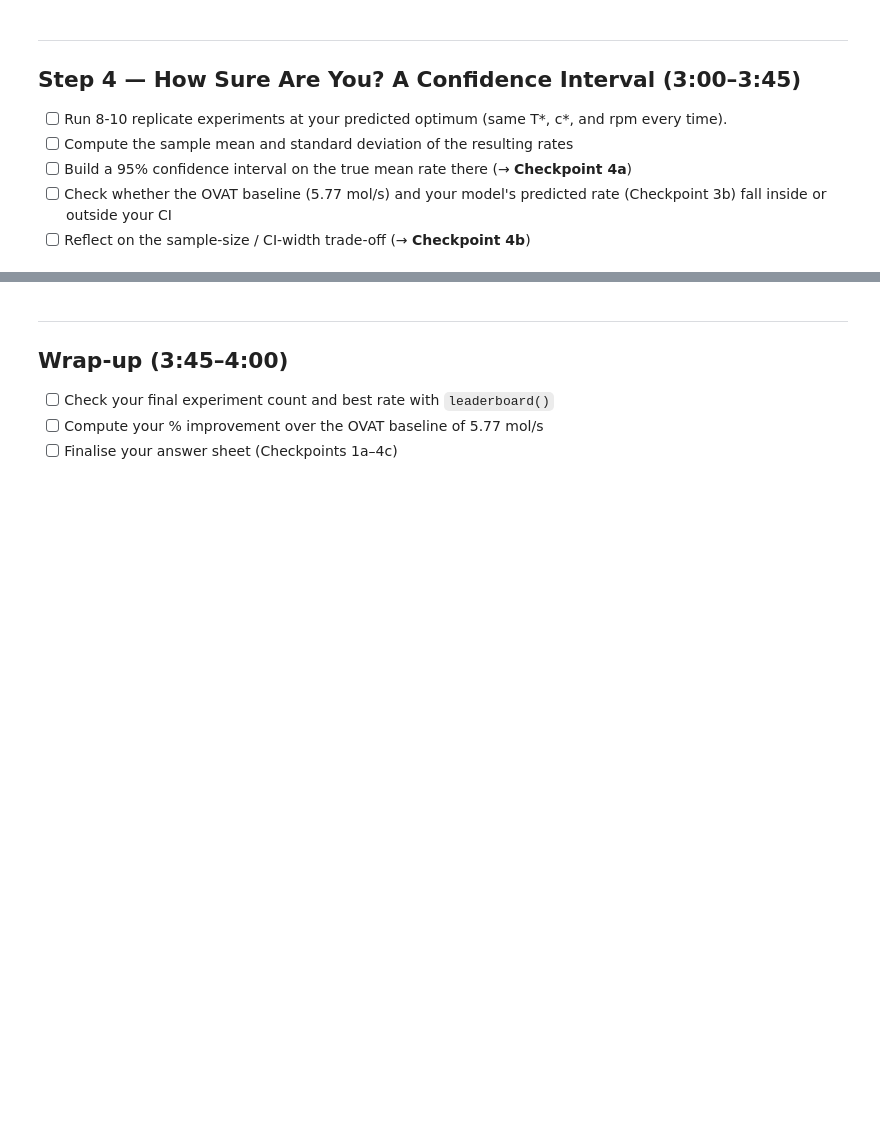
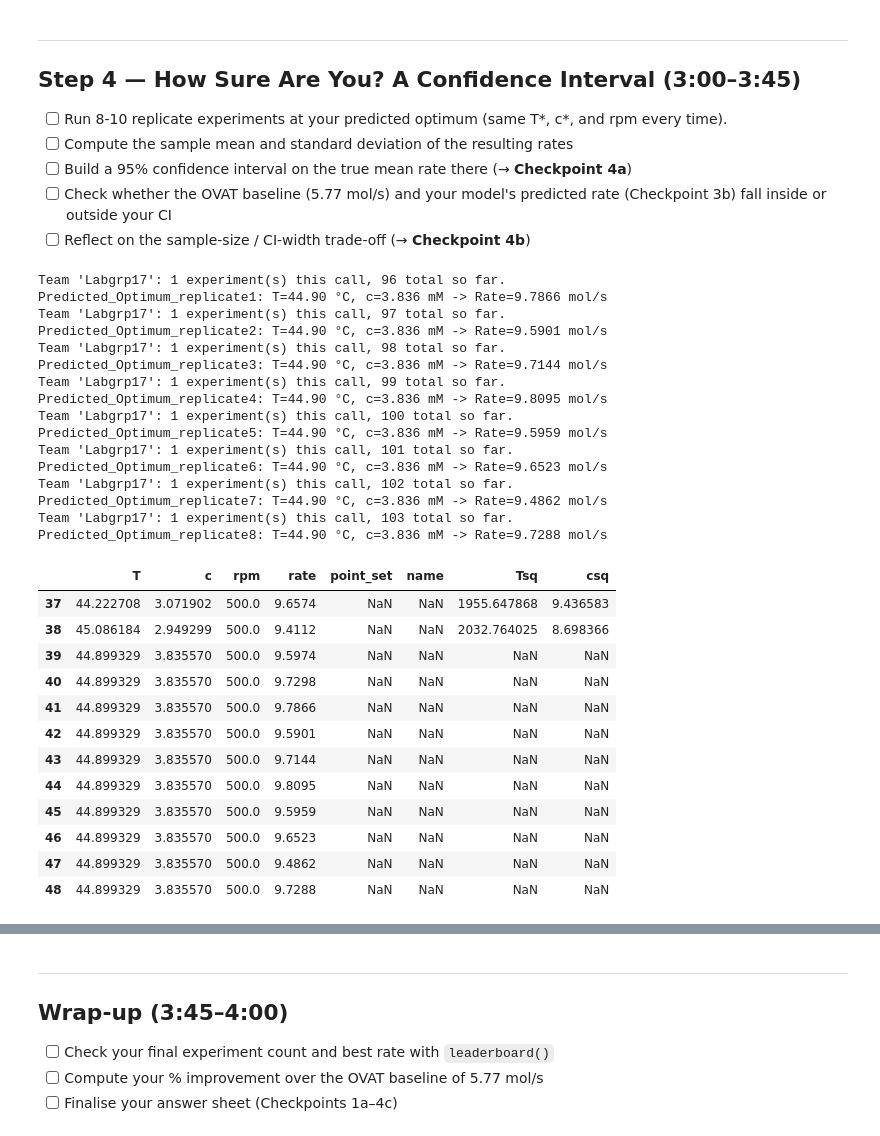
Before and after one commit to sundelinadam-design/1kb570_2026, a Jupyter notebook: Labs/03_optimising_catalytic_reaction/starter_notebook.ipynb, the cells around one changed output, grey strips where cells are left out. Saved outputs shown, nothing was run; the diff lists cells and outputs as text; code cells hidden in the pictures; blank space fills up the shorter version.

```diff
--- a/Labs/03_optimising_catalytic_reaction/starter_notebook.ipynb
+++ b/Labs/03_optimising_catalytic_reaction/starter_notebook.ipynb
@@ -658,6 +789,51 @@ df_full = history
 # %%
 # TODO: run 8-10 replicate experiments at (c_star, T_star), same settings
 # every call. log() the results.
+for i in range(8):
+    experiment_name = f"Predicted_Optimum_replicate{i+1}"
+
+    # Run the experiment with fixed RPM
+    result = run_experiment(
+        name=experiment_name,
+        T=[T_star],
+        c=[c_star],
+        rpm=[fixed_rpm_value]
+    )
+
+    log(result)
+    print(f"Predicted_Optimum_replicate{i+1}: T={T_star:.2f} °C, c={c_star:.3f} mM -> Rate={result['rate'].iloc[0]:.4f} mol/s")
+
+display(history.tail(12))
+# %% [output]
+Team 'Labgrp17': 1 experiment(s) this call, 96 total so far.
+Predicted_Optimum_replicate1: T=44.90 °C, c=3.836 mM -> Rate=9.7866 mol/s
+Team 'Labgrp17': 1 experiment(s) this call, 97 total so far.
+Predicted_Optimum_replicate2: T=44.90 °C, c=3.836 mM -> Rate=9.5901 mol/s
+Team 'Labgrp17': 1 experiment(s) this call, 98 total so far.
+Predicted_Optimum_replicate3: T=44.90 °C, c=3.836 mM -> Rate=9.7144 mol/s
+Team 'Labgrp17': 1 experiment(s) this call, 99 total so far.
+Predicted_Optimum_replicate4: T=44.90 °C, c=3.836 mM -> Rate=9.8095 mol/s
+Team 'Labgrp17': 1 experiment(s) this call, 100 total so far.
+Predicted_Optimum_replicate5: T=44.90 °C, c=3.836 mM -> Rate=9.5959 mol/s
+Team 'Labgrp17': 1 experiment(s) this call, 101 total so far.
+Predicted_Optimum_replicate6: T=44.90 °C, c=3.836 mM -> Rate=9.6523 mol/s
+Team 'Labgrp17': 1 experiment(s) this call, 102 total so far.
+Predicted_Optimum_replicate7: T=44.90 °C, c=3.836 mM -> Rate=9.4862 mol/s
+Team 'Labgrp17': 1 experiment(s) this call, 103 total so far.
+Predicted_Optimum_replicate8: T=44.90 °C, c=3.836 mM -> Rate=9.7288 mol/s
+|  | T | c | rpm | rate | point_set | name | Tsq | csq |
+| 37 | 44.222708 | 3.071902 | 500.0 | 9.6574 | NaN | NaN | 1955.647868 | 9.436583 |
+| 38 | 45.086184 | 2.949299 | 500.0 | 9.4112 | NaN | NaN | 2032.764025 | 8.698366 |
+| 39 | 44.899329 | 3.835570 | 500.0 | 9.5974 | NaN | NaN | NaN | NaN |
+| 40 | 44.899329 | 3.835570 | 500.0 | 9.7298 | NaN | NaN | NaN | NaN |
+| 41 | 44.899329 | 3.835570 | 500.0 | 9.7866 | NaN | NaN | NaN | NaN |
+| 42 | 44.899329 | 3.835570 | 500.0 | 9.5901 | NaN | NaN | NaN | NaN |
+| 43 | 44.899329 | 3.835570 | 500.0 | 9.7144 | NaN | NaN | NaN | NaN |
+| 44 | 44.899329 | 3.835570 | 500.0 | 9.8095 | NaN | NaN | NaN | NaN |
+| 45 | 44.899329 | 3.835570 | 500.0 | 9.5959 | NaN | NaN | NaN | NaN |
+| 46 | 44.899329 | 3.835570 | 500.0 | 9.6523 | NaN | NaN | NaN | NaN |
+| 47 | 44.899329 | 3.835570 | 500.0 | 9.4862 | NaN | NaN | NaN | NaN |
+| 48 | 44.899329 | 3.835570 | 500.0 | 9.7288 | NaN | NaN | NaN | NaN |
 # %%
 # TODO: compute mean, standard deviation (ddof=1), and a 95% confidence
 # interval on the mean rate. Use scipy.stats.t.ppf(0.975, df=n-1) for the
```
Also changed, not shown: parts of 6 cells of this notebook.
